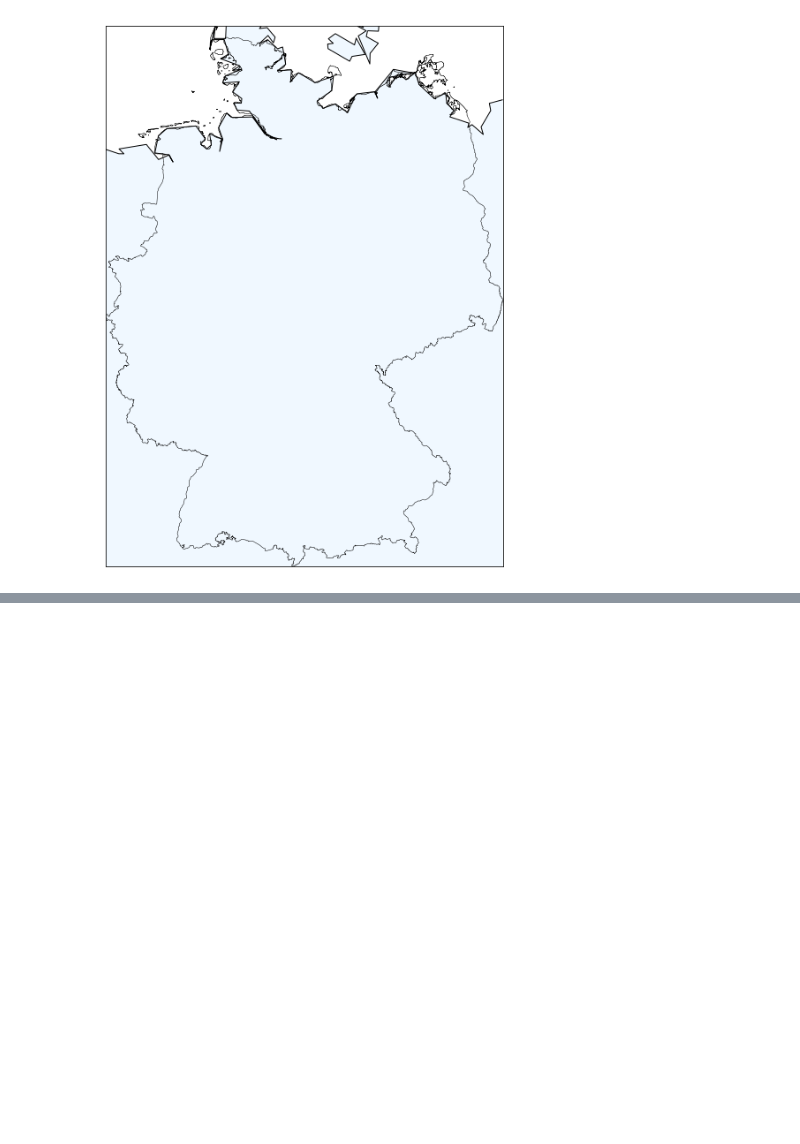
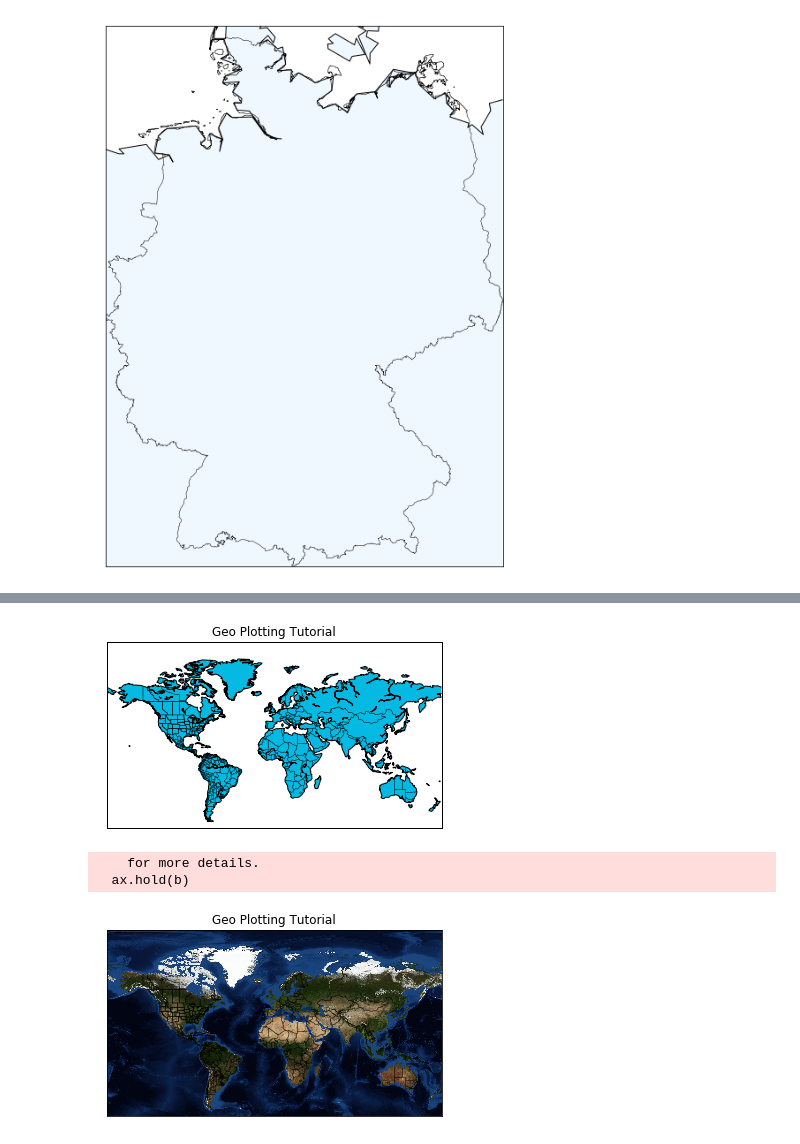
Before and after one commit to s-maibuecher/german_city_foundation, a Jupyter notebook: german-city-foundation.ipynb, the cells around one changed output, grey strips where cells are left out. Drawn from its saved outputs; the diff is of its cells as text; code cells hidden in the pictures; blank space fills up the shorter version.

```diff
--- a/german-city-foundation.ipynb
+++ b/german-city-foundation.ipynb
@@ -320,0 +373,50 @@ map.plot(x,y,'.')  # Use the dot-marker or use a different marker, but specify t
+# %%
+from mpl_toolkits.basemap import Basemap
+import matplotlib.pyplot as plt
+import numpy as np
+
+
+def basicMap():
+    m = Basemap(projection='mill',llcrnrlat=-60,urcrnrlat=90,\
+                llcrnrlon=-180,urcrnrlon=180,resolution='c')
+
+    m.drawcoastlines()
+
+    m.drawcountries()
+    m.drawstates()
+
+
+    m.fillcontinents(color='#04BAE3',lake_color='#FFFFFF')
+
+    m.drawmapboundary(fill_color='#FFFFFF')
+    plt.title("Geo Plotting Tutorial")
+    plt.show()
+
+basicMap()
+
+def coolerProjections():
+    m = Basemap(projection='mill',llcrnrlat=-60,urcrnrlat=90,\
+                llcrnrlon=-180,urcrnrlon=180,resolution='c')
+
+    m.drawcountries()
+    m.drawstates()
+
+
+    m.bluemarble()
+
+    plt.title("Geo Plotting Tutorial")
+    plt.show()
+
+
+# are you getting an error like:
+# ImportError: The _imaging C module is not installed
+# This meanss you have PIL, but you have the wrong bit version.
+# If it says you don't have PIL at all, then you better go grab it
+# but this should have come with your matplotlib installation.
+
+coolerProjections()
+# %% [output]
+[figure, added]
+    for more details.
+  ax.hold(b)
+[figure, added]
```
Also changed, not shown: parts of 3 cells of this notebook, 2 other files.
